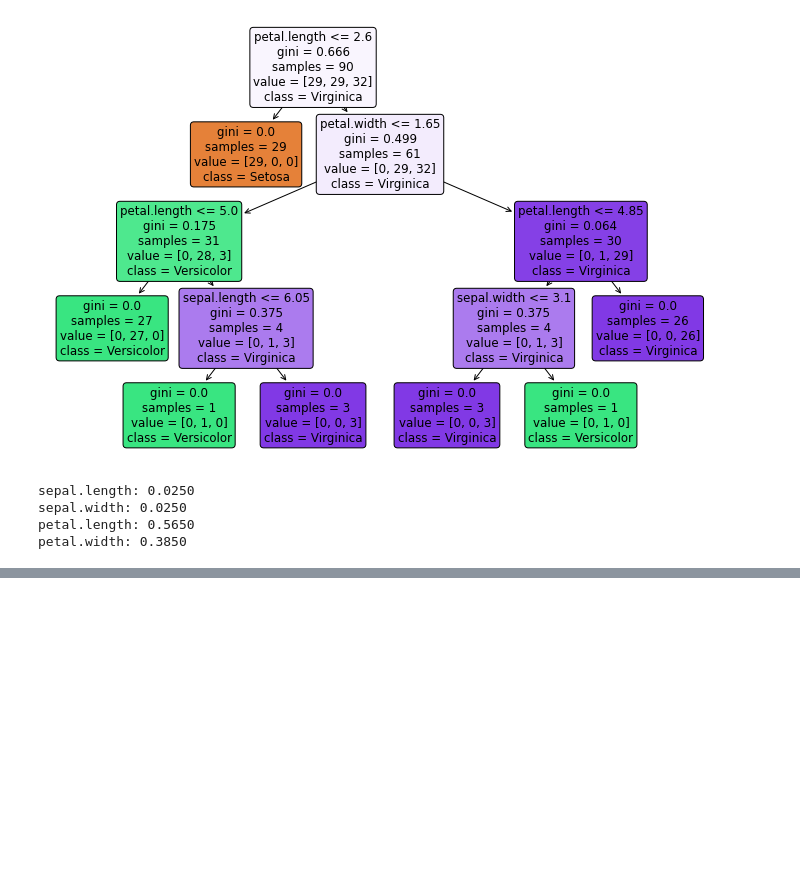
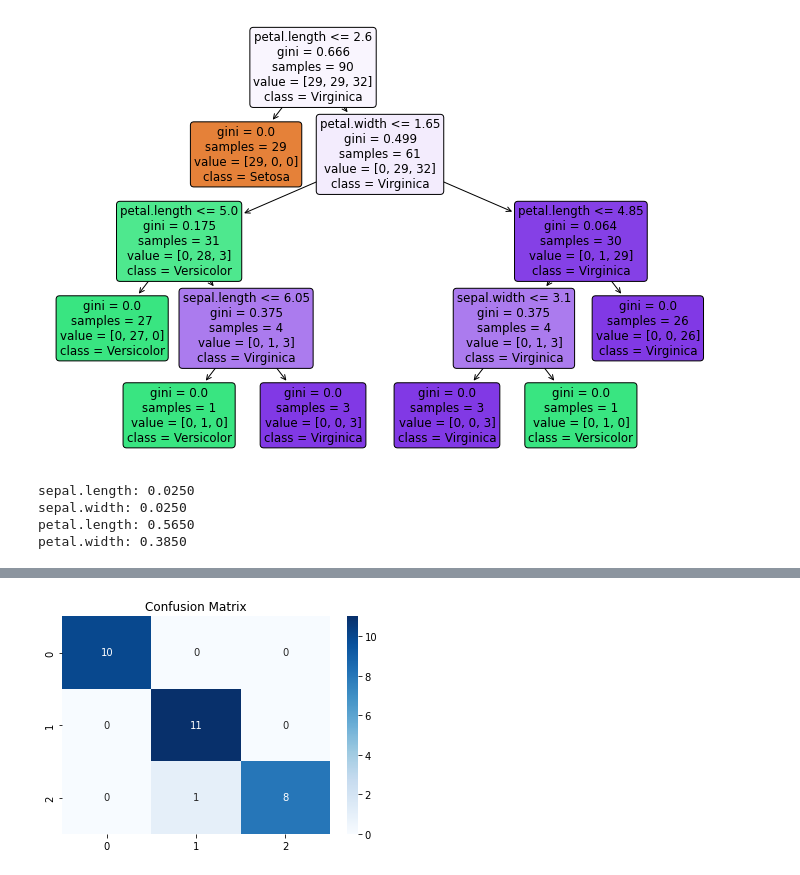
Before and after one commit to KenLin765/machine-learning-and-statistics, a Jupyter notebook: project.ipynb, the cells around one changed output, grey strips where cells are left out. Cells and saved outputs as stored; diff of their text form; code cells hidden in the pictures; blank space fills up the shorter version.

Commit message:
added section on naive beyes

```diff
--- a/project.ipynb
+++ b/project.ipynb
@@ -457,0 +480,6 @@ petal.width: 0.3850
+# %%
+# Create a Gaussian Naive Bayes classifier
+naive_bayes_classifier = GaussianNB()
+# %%
+# Train the model
+naive_bayes_classifier.fit(X_train, y_train)
@@ -457,0 +488,3 @@ petal.width: 0.3850
+# %%
+# Make predictions on the test set
+y_pred = naive_bayes_classifier.predict(X_test)
@@ -457,0 +497,4 @@ petal.width: 0.3850
+# %%
+# Print confusion matrix and classification report
+conf_matrix = confusion_matrix(y_test, y_pred)
+class_report = classification_report(y_test, y_pred)
@@ -457,0 +523,6 @@ petal.width: 0.3850
+# %%
+sns.heatmap(conf_matrix, annot=True, fmt='d', cmap='Blues')
+plt.title('Confusion Matrix')
+plt.show()
+# %% [output]
+[figure, added]
```
Also changed, not shown: parts of 12 cells of this notebook.
